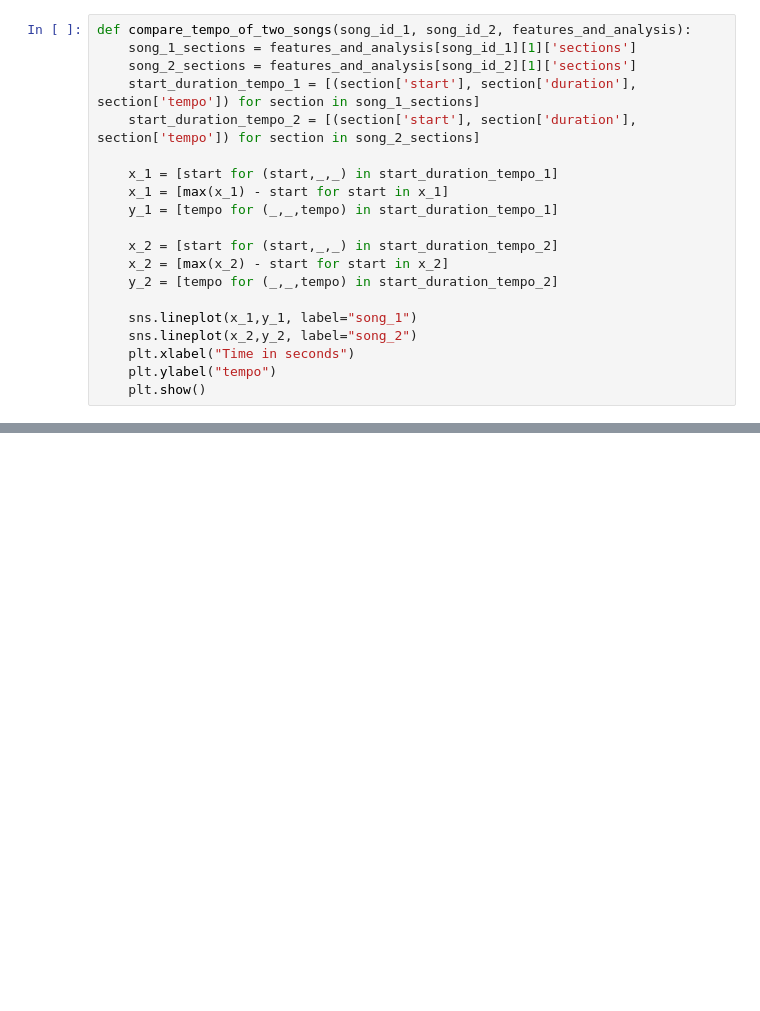
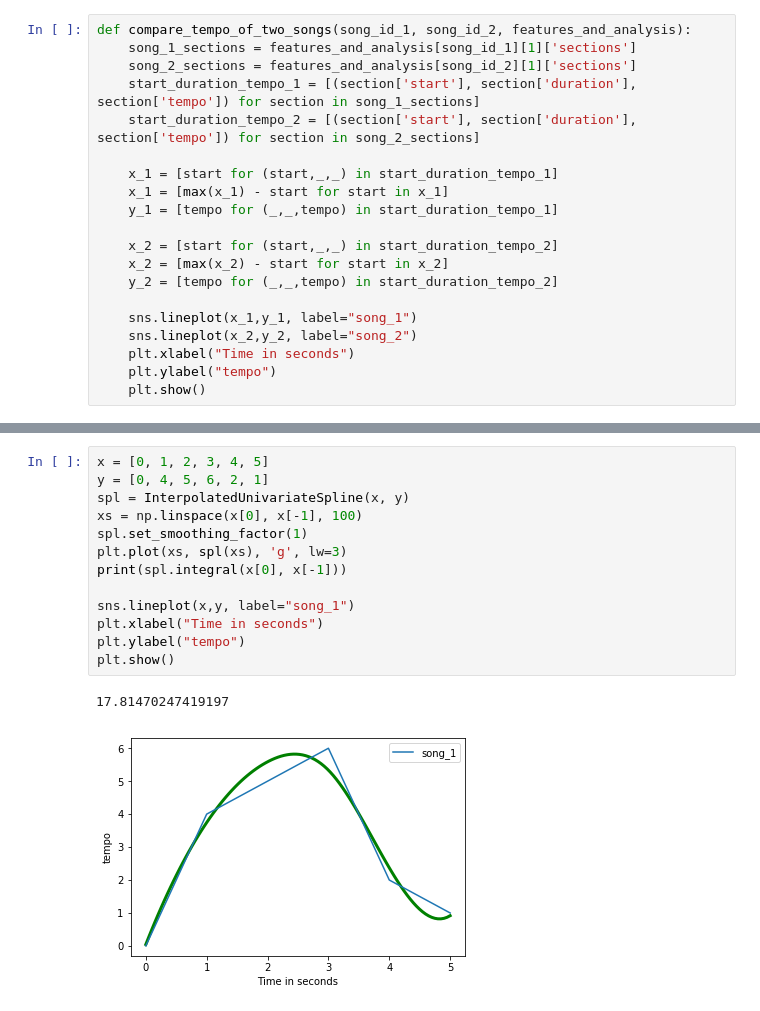
Before and after one commit to CornellDataScience/INSPIRE, a Jupyter notebook: exploratory_analysis/exploratory_data_analysis.ipynb, the cells around one changed output, grey strips where cells are left out. Drawn from its saved outputs; the diff is of its cells as text; blank space fills up the shorter version.

```diff
--- a/exploratory_analysis/exploratory_data_analysis.ipynb
+++ b/exploratory_analysis/exploratory_data_analysis.ipynb
@@ -103,0 +142,16 @@ compare_tempo_of_two_songs(song_ids_list[0], song_ids_list[1], features_and_anal
+# %%
+x = [0, 1, 2, 3, 4, 5]
+y = [0, 4, 5, 6, 2, 1]
+spl = InterpolatedUnivariateSpline(x, y)
+xs = np.linspace(x[0], x[-1], 100)
+spl.set_smoothing_factor(1)
+plt.plot(xs, spl(xs), 'g', lw=3)
+print(spl.integral(x[0], x[-1]))
+
+sns.lineplot(x,y, label="song_1")
+plt.xlabel("Time in seconds")
+plt.ylabel("tempo")
+plt.show()
+# %% [output]
+17.81470247419197
+[figure, added]
```
Also changed, not shown: parts of 10 cells of this notebook.
